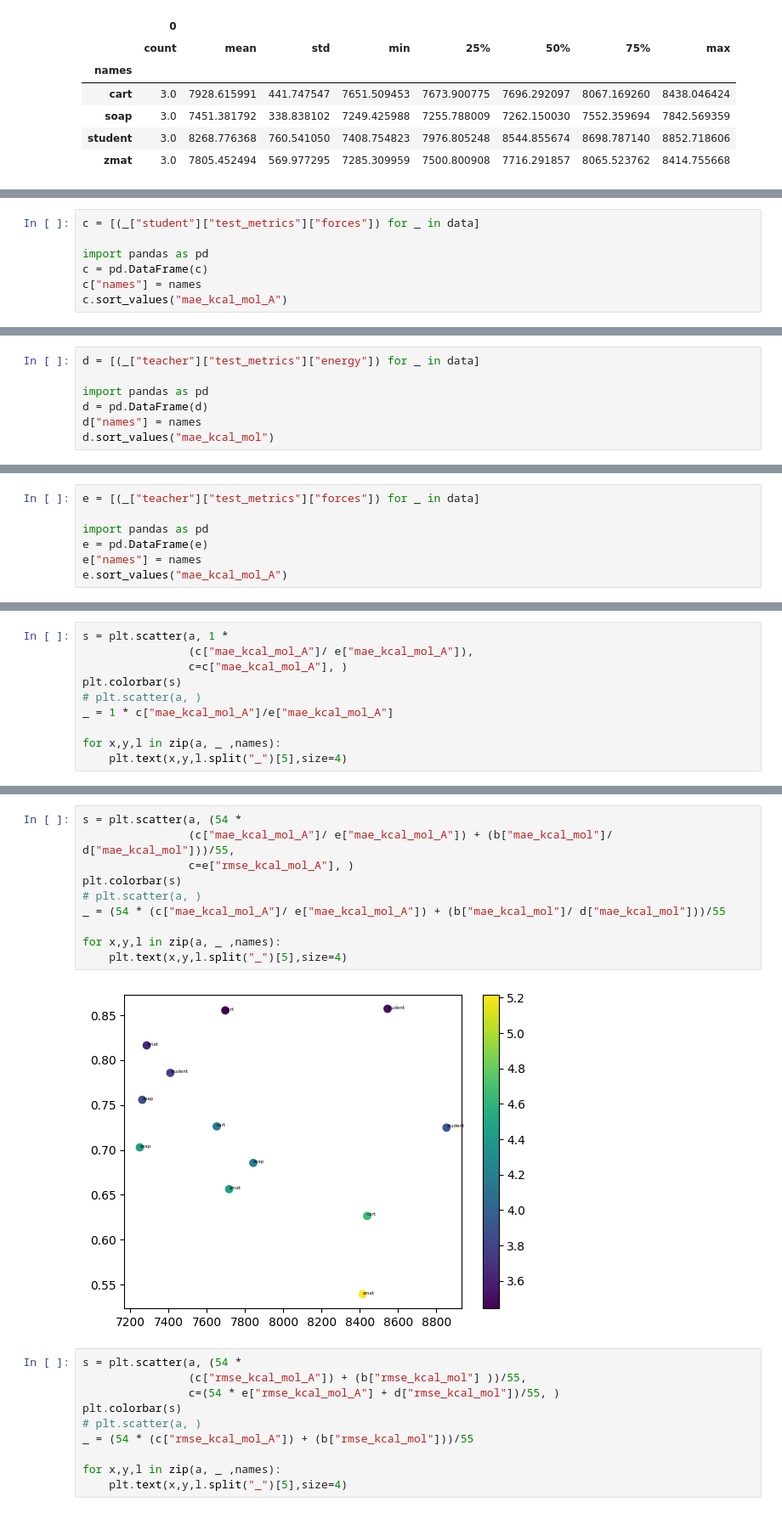
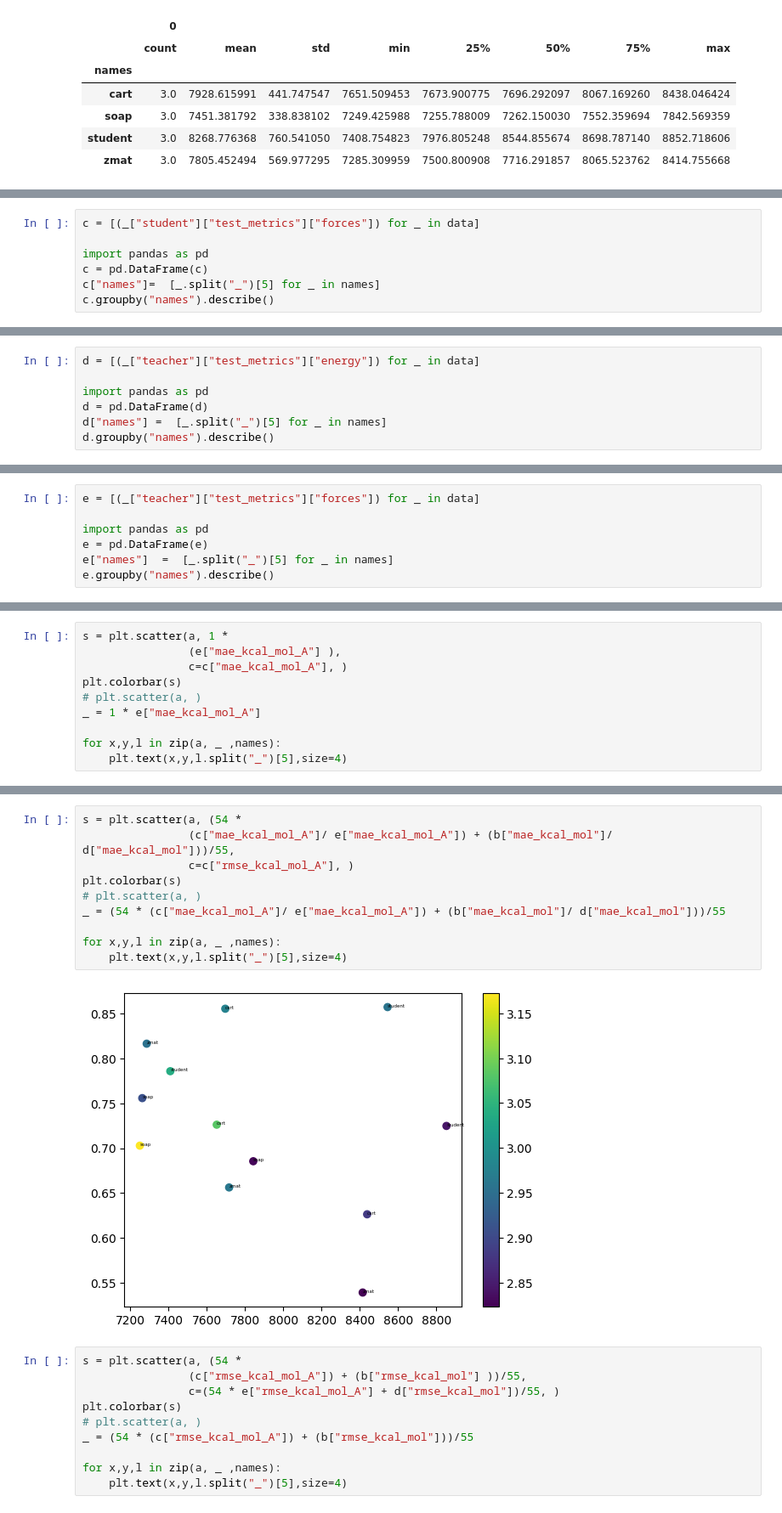
Before and after one commit to EricBoittier/epiplexity_mlip, a Jupyter notebook: 01.ipynb, the cells around one changed output, grey strips where cells are left out. Shown at 85% size. Saved outputs shown, nothing was run; the diff lists cells and outputs as text.

```diff
--- a/01.ipynb
+++ b/01.ipynb
@@ -74,6 +70,6 @@ c = [(_["student"]["test_metrics"]["forces"]) for _ in data]
 
 import pandas as pd
 c = pd.DataFrame(c)
-c["names"] = names
-c.sort_values("mae_kcal_mol_A")
+c["names"]=  [_.split("_")[5] for _ in names]
+c.groupby("names").describe()
 # %% [output]
@@ -95,6 +86,6 @@ d = [(_["teacher"]["test_metrics"]["energy"]) for _ in data]
 
 import pandas as pd
 d = pd.DataFrame(d)
-d["names"] = names
-d.sort_values("mae_kcal_mol")
+d["names"] =  [_.split("_")[5] for _ in names]
+d.groupby("names").describe()
 # %% [output]
@@ -116,6 +102,6 @@ e = [(_["teacher"]["test_metrics"]["forces"]) for _ in data]
 
 import pandas as pd
 e = pd.DataFrame(e)
-e["names"] = names
-e.sort_values("mae_kcal_mol_A")
+e["names"]  =  [_.split("_")[5] for _ in names]
+e.groupby("names").describe()
 # %% [output]
@@ -135,10 +116,10 @@ e.sort_values("mae_kcal_mol_A")
 # %%
 s = plt.scatter(a, 1 *
-                (c["mae_kcal_mol_A"]/ e["mae_kcal_mol_A"]),
+                (e["mae_kcal_mol_A"] ),
                 c=c["mae_kcal_mol_A"], )
 plt.colorbar(s)
 # plt.scatter(a, )
-_ = 1 * c["mae_kcal_mol_A"]/e["mae_kcal_mol_A"]
+_ = 1 * e["mae_kcal_mol_A"]
 
 for x,y,l in zip(a, _ ,names):
     plt.text(x,y,l.split("_")[5],size=4)
@@ -147,15 +128,15 @@ for x,y,l in zip(a, _ ,names):
 # %%
 s = plt.scatter(a, (54 *
                 (c["mae_kcal_mol_A"]/ e["mae_kcal_mol_A"]) + (b["mae_kcal_mol"]/ d["mae_kcal_mol"]))/55,
-                c=e["rmse_kcal_mol_A"], )
+                c=c["rmse_kcal_mol_A"], )
 plt.colorbar(s)
 # plt.scatter(a, )
 _ = (54 * (c["mae_kcal_mol_A"]/ e["mae_kcal_mol_A"]) + (b["mae_kcal_mol"]/ d["mae_kcal_mol"]))/55
 
 for x,y,l in zip(a, _ ,names):
     plt.text(x,y,l.split("_")[5],size=4)
 # %% [output]
-[figure, old version]
+[figure, new version]
 # %%
 s = plt.scatter(a, (54 *
                 (c["rmse_kcal_mol_A"]) + (b["rmse_kcal_mol"] ))/55,
```
Also changed, not shown: parts of 6 cells of this notebook.
